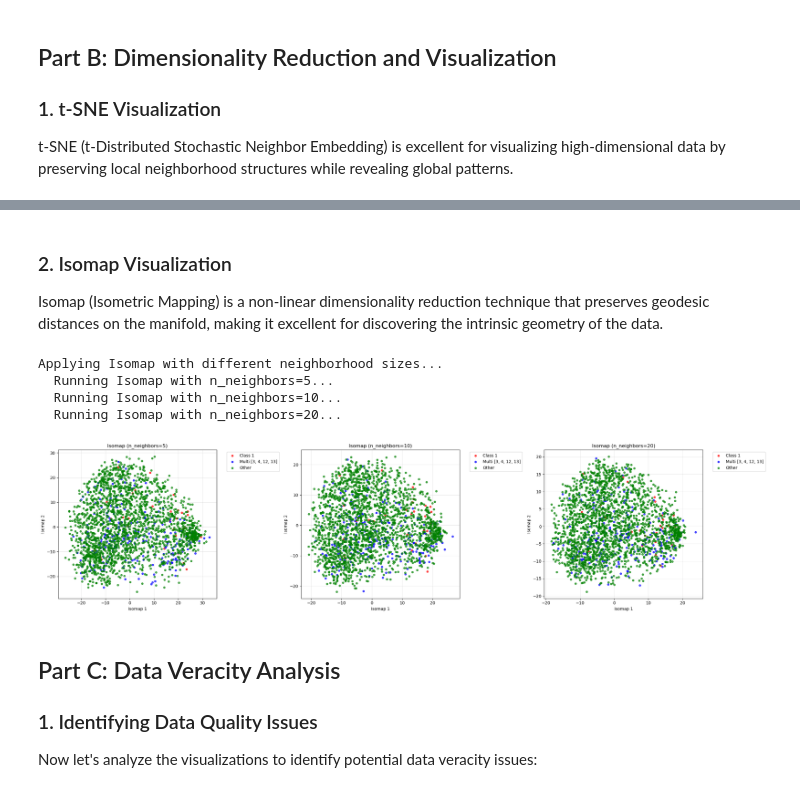
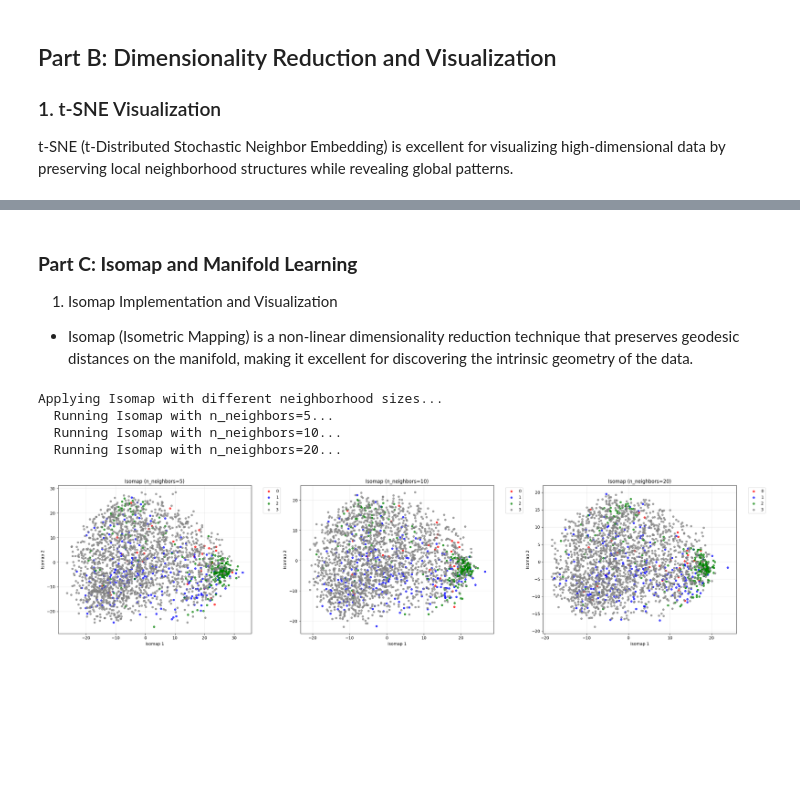
Before and after one commit to dinesh-1410/DA5401-Jul-Nov-2025-assignment-5-dinesh-1410, a Jupyter notebook: DA5401_A5_Manifold_Visualization.ipynb, the cells around one changed output, grey strips where cells are left out. Cells and saved outputs as stored; diff of their text form; code cells hidden in the pictures; blank space fills up the shorter version.

```diff
--- a/DA5401_A5_Manifold_Visualization.ipynb
+++ b/DA5401_A5_Manifold_Visualization.ipynb
@@ -296,13 +306,13 @@ KeyboardInterrupt:
 t-SNE (t-Distributed Stochastic Neighbor Embedding) is excellent for visualizing high-dimensional data by preserving local neighborhood structures while revealing global patterns.
 # %%
 # Apply t-SNE with different perplexity values
-perplexities = [ 5, 15, 30, 50]
+perplexities = [ 5, 15, 30, 40, 50]
 tsne_results = {}
 
 print("Applying t-SNE with different perplexity values...")
 for perplexity in perplexities:
     print(f"  Running t-SNE with perplexity={perplexity}...")
-    tsne = TSNE(n_components=2, perplexity=perplexity, random_state=42, n_iter=10000)
+    tsne = TSNE(n_components=2, perplexity=perplexity, random_state=42, n_iter=1000)
     tsne_result = tsne.fit_transform(X_scaled)
     tsne_results[perplexity] = tsne_result
 # %% [output]
@@ -313,26 +324,24 @@ Applying t-SNE with different perplexity values...
   Running t-SNE with perplexity=50...
 # %%
 # Visualize t-SNE results
-fig, axes = plt.subplots(1, 4, figsize=(35, 7))
+fig, axes = plt.subplots(5, 1, figsize=(6, 32))
 axes = axes.flatten()  # Flatten the 2D array of axes to 1D for easy indexing
 
-# Define colors for visualization categories
-unique_labels = np.unique(viz_labels)
-colors = ['red', 'blue', 'green']  # For Class 1, Multi [3,4,12,13], Other
+# Define colors for visualization categories using a colormap
+unique_numerical_labels = np.unique(viz_labels_numerical)
+colors = ['red', 'blue', 'green', 'gray']  # For Class 0, Class 1, Class 2, Other
 label_colors = {label: colors[i] for i, label in enumerate(unique_labels)}
+
 
 for i, perplexity in enumerate(perplexities):
     ax = axes[i]
     tsne_result = tsne_results[perplexity]
 
     # Create scatter plot with different colors for each visualization label
-    unique_labels = np.unique(viz_labels)
-    colors = plt.cm.Set1(np.linspace(0, 1, len(unique_labels)))
-
-    for j, label in enumerate(unique_labels):
-        mask = viz_labels == label
+    for j, label_num in enumerate(unique_numerical_labels):
+        mask = viz_labels_numerical == label_num
         ax.scatter(tsne_result[mask, 0], tsne_result[mask, 1],
-                  c=label_colors[label], label=label, alpha=0.7, s=20)
+                  c=[label_colors[label_num]], label=category_names[label_num], alpha=0.7, s=20)
 
     ax.set_title(f't-SNE (perplexity={perplexity})')
     ax.set_xlabel('t-SNE 1')
@@ -347,17 +356,16 @@ plt.show()
 # %%
 tsne_best = tsne_results[30]
 # Create comprehensive t-SNE visualizations
-fig, axes = plt.subplots(1, 1, figsize=(35, 7))
+fig, ax = plt.subplots(1, 1, figsize=(5, 7))
 
 # Define colors for visualization categories
-unique_labels = np.unique(viz_labels)
-colors = ['red', 'blue', 'green', 'gray']  # For Class 1, Multi [3,4,12,13], Other
+unique_numerical_labels = np.unique(viz_labels_numerical)
+colors = ['red', 'blue', 'green', 'gray']  # For Class 0, Class 1, Class 2, Other
 label_colors = {label: colors[i] for i, label in enumerate(unique_labels)}
 
 # Plot 2: Best t-SNE with enhanced visualization
-ax = axes[1, 1]
 for j, label in enumerate(unique_labels):
-    mask = viz_labels == label
+    mask = viz_labels_numerical == label
     ax.scatter(tsne_best[mask, 0], tsne_best[mask, 1],
               c=label_colors[label], label=label, alpha=0.7, s=20)
 
@@ -375,6 +518,9 @@ TypeError: 'AxesSubplot' object is not subscriptable
 # %% [markdown]
-### 2. Isomap Visualization
-Isomap (Isometric Mapping) is a non-linear dimensionality reduction technique that preserves geodesic distances on the manifold, making it excellent for discovering the intrinsic geometry of the data.
+### **Part C: Isomap and Manifold Learning**
+
+1. Isomap Implementation and Visualization
+
+- Isomap (Isometric Mapping) is a non-linear dimensionality reduction technique that preserves geodesic distances on the manifold, making it excellent for discovering the intrinsic geometry of the data.
 # %%
 # Apply Isomap with different neighborhood sizes
 n_neighbors_list = [5, 10, 20]
@@ -389,42 +535,34 @@ for n_neighbors in n_neighbors_list:
 
 # Visualize Isomap results
 fig, axes = plt.subplots(1, 3, figsize=(25, 6))
 
 
 for i, n_neighbors in enumerate(n_neighbors_list):
     ax = axes[i]
     isomap_result = isomap_results[n_neighbors]
 
     # Create scatter plot with different colors for each visualization label
 # Define colors for visualization categories
-    unique_labels = np.unique(viz_labels)
-    colors = ['red', 'blue', 'green']  # For Class 1, Multi [3,4,12,13], Other
+    unique_numerical_labels = np.unique(viz_labels_numerical)
+    colors = ['red', 'blue', 'green', 'gray']  # For Class 1, Multi [3,4,12,13], Other
     label_colors = {label: colors[i] for i, label in enumerate(unique_labels)}
 
     for j, label in enumerate(unique_labels):
-        mask = viz_labels == label
+        mask = viz_labels_numerical == label
         ax.scatter(isomap_result[mask, 0], isomap_result[mask, 1],
                   c=label_colors[label], label=label, alpha=0.7, s=20)
 
     ax.set_title(f'Isomap (n_neighbors={n_neighbors})')
     ax.set_xlabel('Isomap 1')
     ax.set_ylabel('Isomap 2')
     ax.legend(bbox_to_anchor=(1.05, 1), loc='upper left')
     ax.grid(True, alpha=0.3)
 
 plt.tight_layout()
 plt.show()
-
-# Store the best Isomap result (n_neighbors=10 is often a good default)
-isomap_best = isomap_results[10]
 # %% [output]
 Applying Isomap with different neighborhood sizes...
   Running Isomap with n_neighbors=5...
   Running Isomap with n_neighbors=10...
   Running Isomap with n_neighbors=20...
-[figure, old version]
+[figure, new version]
-# %% [markdown]
-## Part C: Data Veracity Analysis
-
-### 1. Identifying Data Quality Issues
-Now let's analyze the visualizations to identify potential data veracity issues:
```
Also changed, not shown: parts of 19 cells of this notebook.
